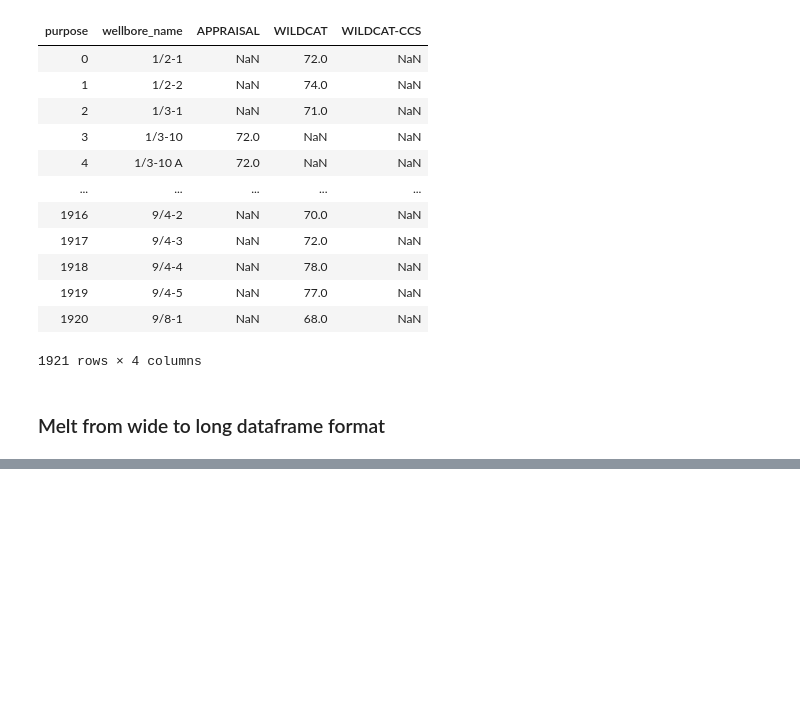
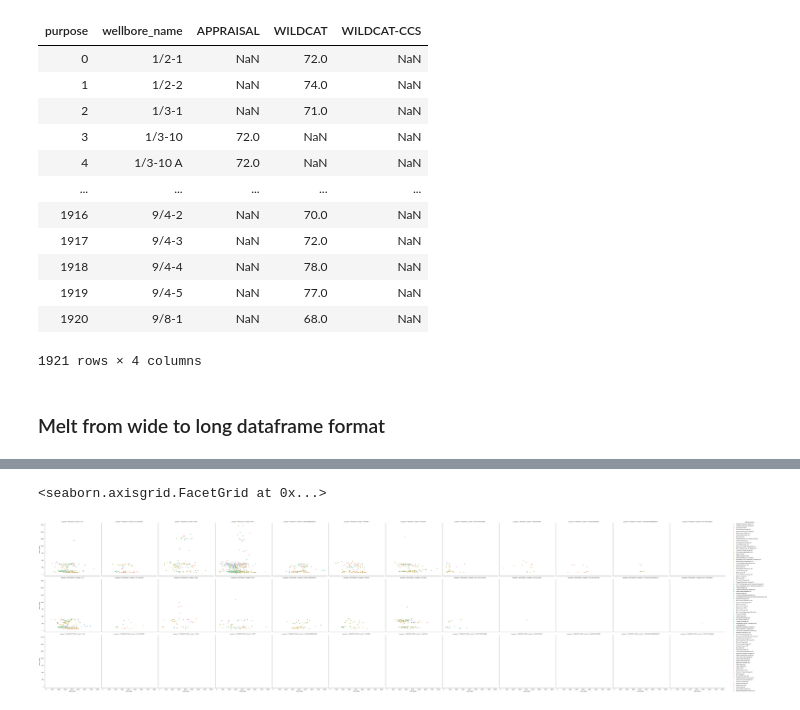
Before and after one commit to baky0905/geoscience-python, a Jupyter notebook: source/notebooks/data_cleaning_dataframes.ipynb, the cells around one changed output, grey strips where cells are left out. Cells and saved outputs as stored; diff of their text form; code cells hidden in the pictures; blank space fills up the shorter version.

```diff
--- a/source/notebooks/data_cleaning_dataframes.ipynb
+++ b/source/notebooks/data_cleaning_dataframes.ipynb
@@ -599,0 +637,21 @@ df_pivoted
+# %%
+%matplotlib inline
+import matplotlib.pyplot as plt
+import seaborn as sns
+import numpy as np
+import pandas as pd
+sns.set_style('white')
+
+(df
+    .filter(items=["wellbore_name", "purpose", "content", "drilling_operator", "total_depth", "water_depth"])
+    .pipe((sns.FacetGrid, 'data'),
+       row='purpose', col='content', hue='drilling_operator',
+      #hue_order=list('DEFGHIJ'),
+       height=6,
+       legend_out=True)
+    .map(sns.scatterplot, 'total_depth', 'water_depth', alpha=0.8)
+    .add_legend()
+ )
+# %% [output]
+<seaborn.axisgrid.FacetGrid at 0x...>
+[figure, added]
```
Also changed, not shown: parts of 7 cells of this notebook, 2 other files.
